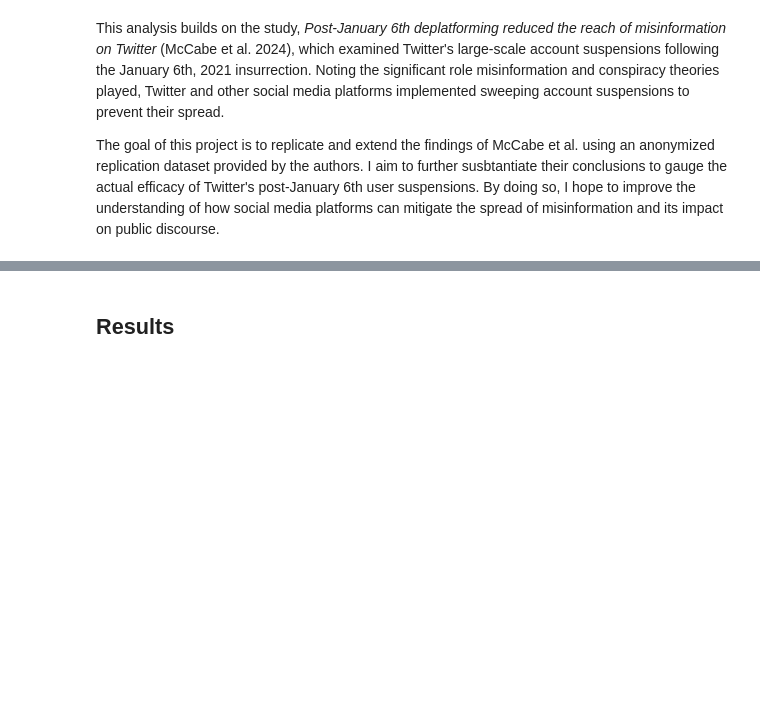
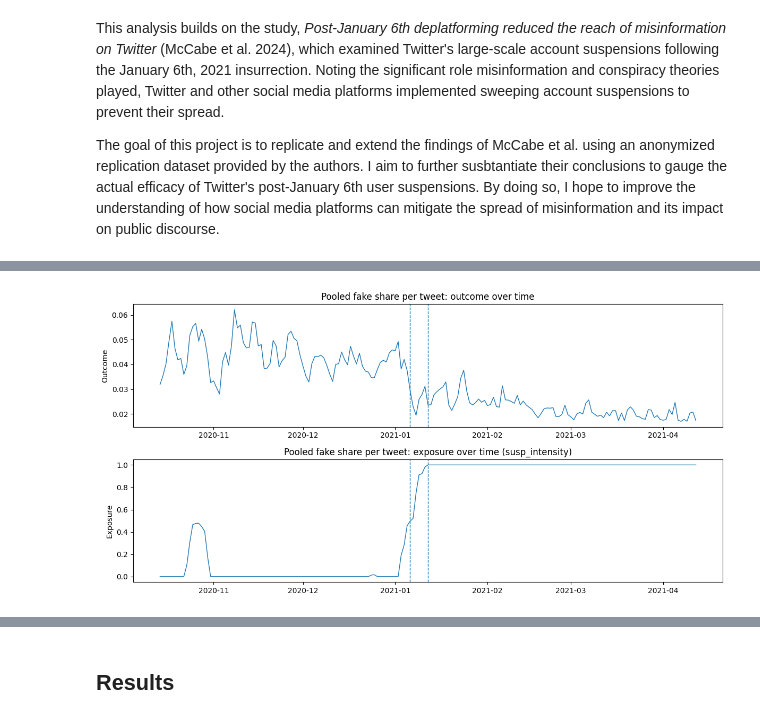
Before and after one commit to emeliasprott/twitter_misinformation, a Jupyter notebook: cleaned-project-2.ipynb, the cells around one changed output, grey strips where cells are left out. Cells and saved outputs as stored; diff of their text form; code cells hidden in the pictures; blank space fills up the shorter version.

```diff
--- a/cleaned-project-2.ipynb
+++ b/cleaned-project-2.ipynb
@@ -476,11 +115,11 @@ TREAT_REF = pd.Timestamp("2021-01-12")
 WIN_PRE = 90
 WIN_POST = 90
 
-LEFT_BIN = -30
+LEFT_BIN = -60
 RIGHT_BIN = 60
 OMIT_K = -1
 
-MAXLAGS_HAC = 7
+MAXLAGS_HAC = 14
 BLOCK_LEN = 7
 BOOT_REPS = 800
 SEED = 7
@@ -506,11 +145,6 @@ CONTROL_GROUPS = ["cons","lib","shop","sports"]
 
 def safe_div(a, b, eps=1e-12):
     return a / (b + eps)
-
-def winsorize(s, p=0.01):
-    lo = s.quantile(p)
-    hi = s.quantile(1 - p)
-    return s.clip(lo, hi)
 
 def block_bootstrap_indices(n, block_len, rng):
     starts = np.arange(0, n, block_len)
@@ -1047,0 +672,23 @@ def make_table_4_control_robustness(w):
+# %%
+def plot_outcome_and_exposure(w, y, exposure_col, title):
+    fig = plt.figure(figsize=(12, 6))
+    ax1 = fig.add_subplot(2, 1, 1)
+    ax1.plot(w.index, y, linewidth=1)
+    ax1.axvline(TREAT_START, linestyle="--", linewidth=1)
+    ax1.axvline(TREAT_REF, linestyle="--", linewidth=1)
+    ax1.set_title(f"{title}: outcome over time")
+    ax1.set_ylabel("Outcome")
+
+    ax2 = fig.add_subplot(2, 1, 2)
+    ax2.plot(w.index, w[exposure_col], linewidth=1)
+    ax2.axvline(TREAT_START, linestyle="--", linewidth=1)
+    ax2.axvline(TREAT_REF, linestyle="--", linewidth=1)
+    ax2.set_title(f"{title}: exposure over time ({exposure_col})")
+    ax2.set_ylabel("Exposure")
+    plt.tight_layout()
+    plt.show()
+
+y_tweet = pooled_outcome(w, kind="tweet")
+plot_outcome_and_exposure(w, y_tweet, "susp_intensity", "Pooled fake share per tweet")
+# %% [output]
+[figure, added]
```
Also changed, not shown: parts of 66 cells of this notebook, 2 other files.
